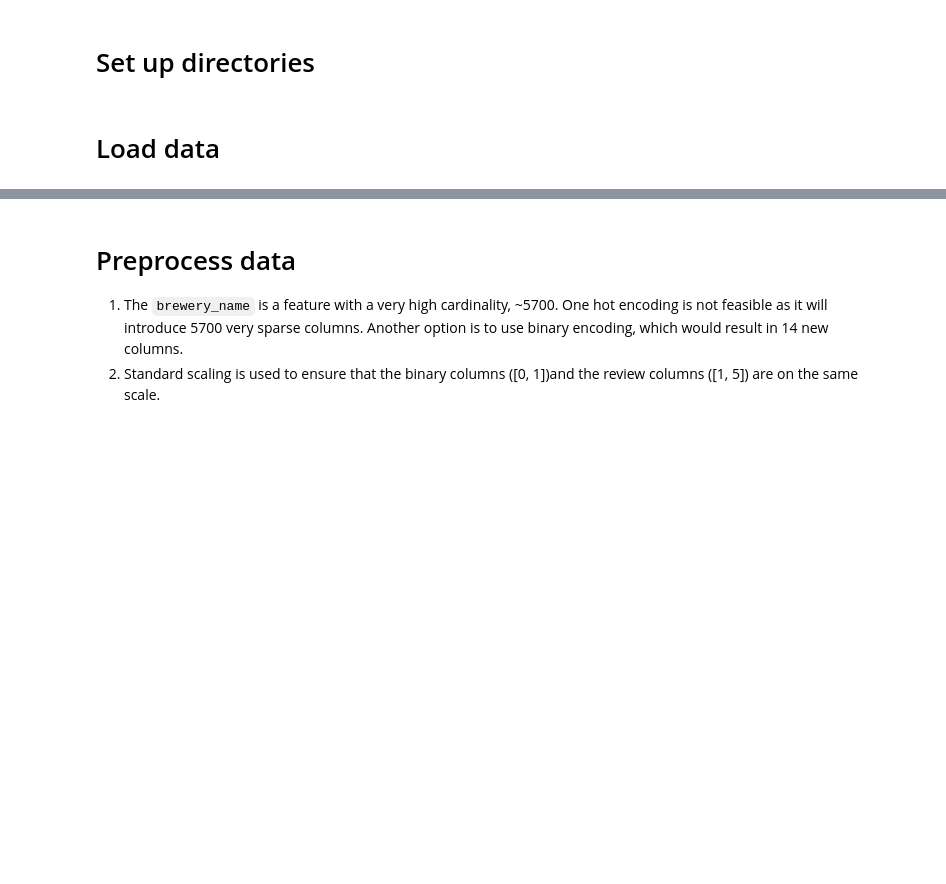
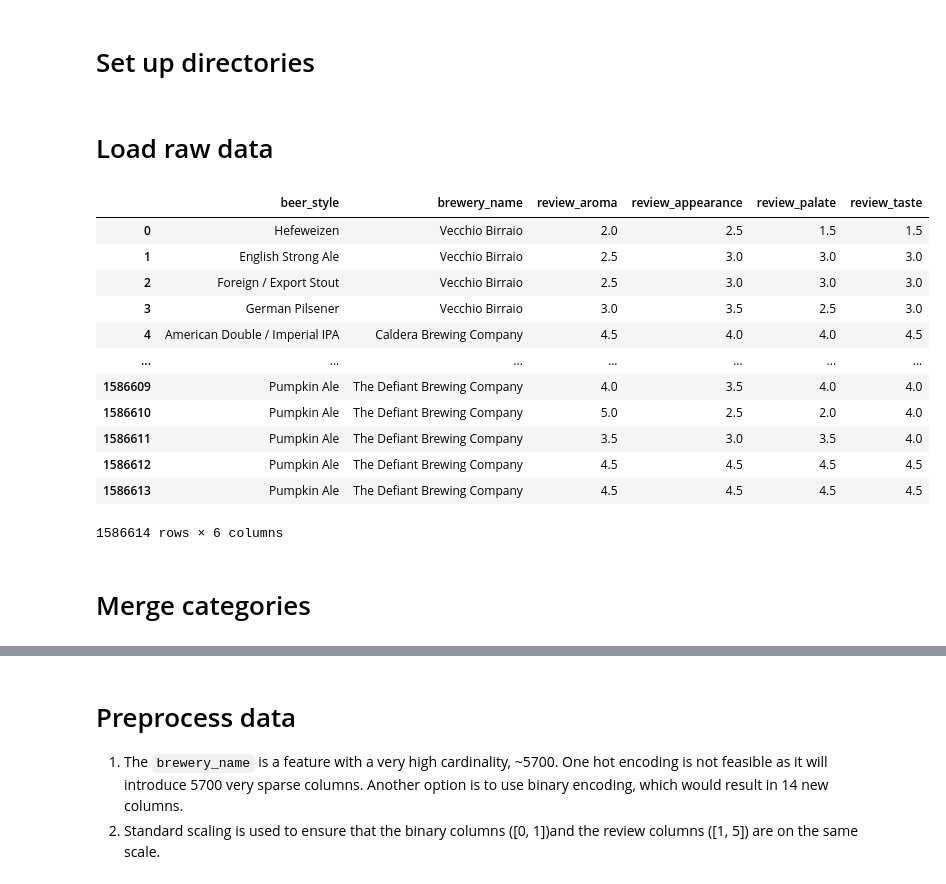
Before and after one commit to roger-yu-ds/assignment_2, a Jupyter notebook: notebooks/4_pytorch.ipynb, the cells around one changed output, grey strips where cells are left out. Saved outputs shown, nothing was run; the diff lists cells and outputs as text; code cells hidden in the pictures; blank space fills up the shorter version.

```diff
--- a/notebooks/4_pytorch.ipynb
+++ b/notebooks/4_pytorch.ipynb
@@ -61,4 +57,23 @@ processed_data_dir = data_dir / 'processed'
 reports_dir = project_dir / 'reports'
 models_dir = project_dir / 'models'
 # %% [markdown]
-# Load data
+# Load raw data
+# %%
+df = pd.read_parquet(processed_data_dir / 'subset.parquet')
+df
+# %% [output]
+|  | beer_style | brewery_name | review_aroma | review_appearance | review_palate | review_taste |
+| 0 | Hefeweizen | Vecchio Birraio | 2.0 | 2.5 | 1.5 | 1.5 |
+| 1 | English Strong Ale | Vecchio Birraio | 2.5 | 3.0 | 3.0 | 3.0 |
+| 2 | Foreign / Export Stout | Vecchio Birraio | 2.5 | 3.0 | 3.0 | 3.0 |
+| 3 | German Pilsener | Vecchio Birraio | 3.0 | 3.5 | 2.5 | 3.0 |
+| 4 | American Double / Imperial IPA | Caldera Brewing Company | 4.5 | 4.0 | 4.0 | 4.5 |
+| ... | ... | ... | ... | ... | ... | ... |
+| 1586609 | Pumpkin Ale | The Defiant Brewing Company | 4.0 | 3.5 | 4.0 | 4.0 |
+| 1586610 | Pumpkin Ale | The Defiant Brewing Company | 5.0 | 2.5 | 2.0 | 4.0 |
+| 1586611 | Pumpkin Ale | The Defiant Brewing Company | 3.5 | 3.0 | 3.5 | 4.0 |
+| 1586612 | Pumpkin Ale | The Defiant Brewing Company | 4.5 | 4.5 | 4.5 | 4.5 |
+| 1586613 | Pumpkin Ale | The Defiant Brewing Company | 4.5 | 4.5 | 4.5 | 4.5 |
+1586614 rows × 6 columns
+# %% [markdown]
+# Merge categories
```
Also changed, not shown: parts of 21 cells of this notebook, 20 other files.
